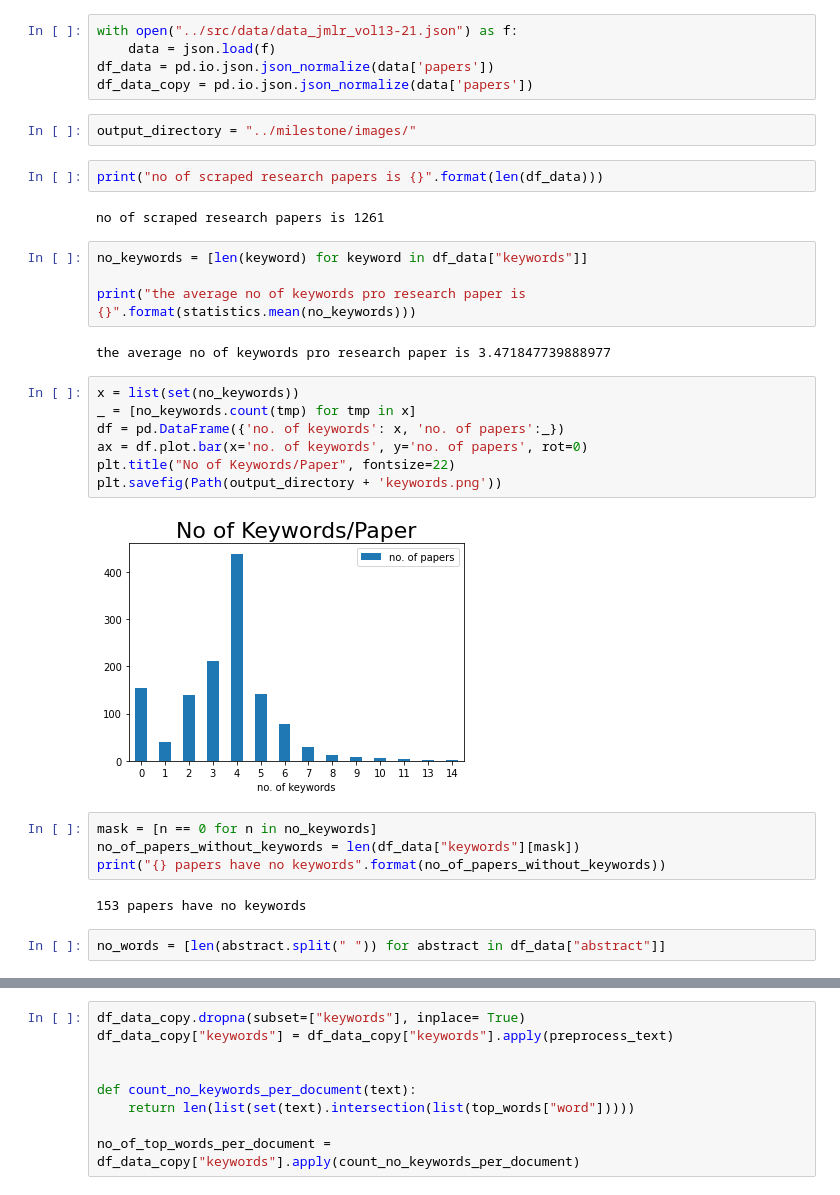
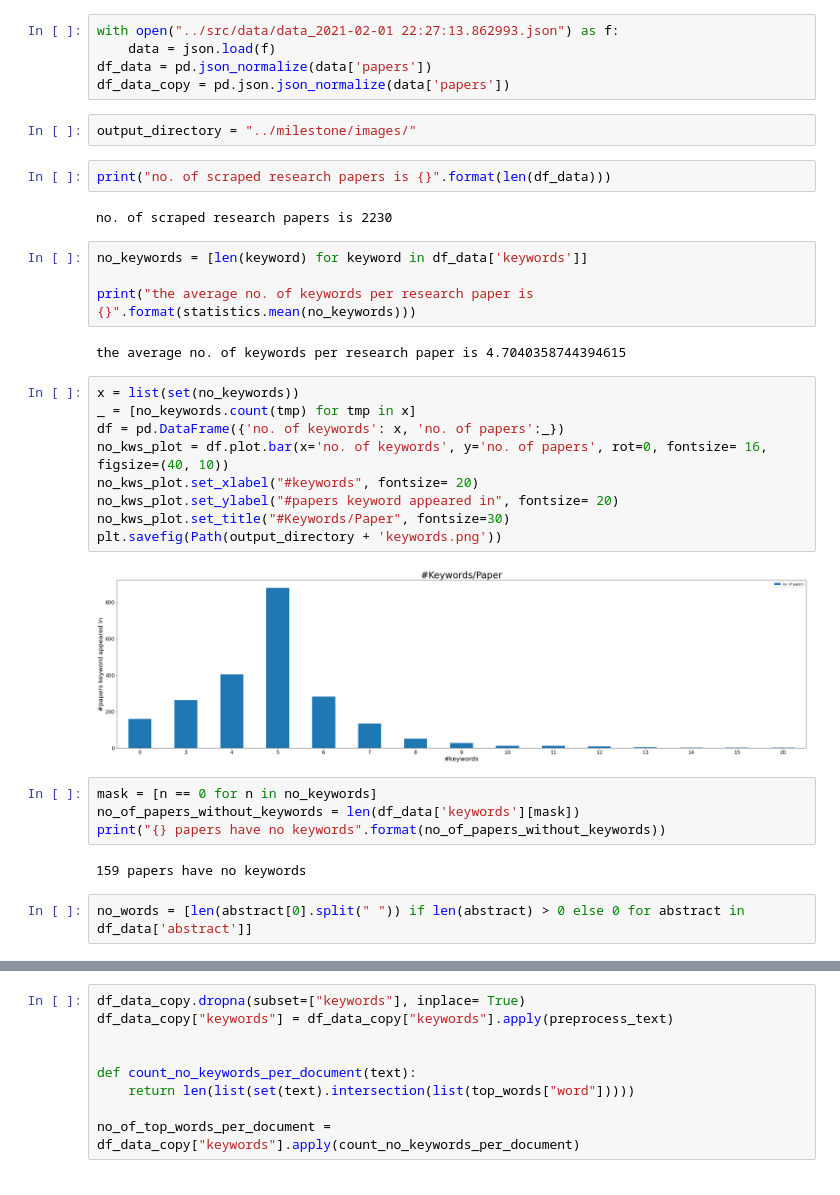
Before and after one commit to DonatJR/ita_ws20, a Jupyter notebook: notebooks/jmlrvol13-21_keywords_analysis.ipynb, the cells around one changed output, grey strips where cells are left out. Cells and saved outputs as stored; diff of their text form.

```diff
--- a/notebooks/jmlrvol13-21_keywords_analysis.ipynb
+++ b/notebooks/jmlrvol13-21_keywords_analysis.ipynb
@@ -13,36 +13,38 @@ from matplotlib import ticker as mticker
 from os import path
 %matplotlib inline
 # %%
-with open("../src/data/data_jmlr_vol13-21.json") as f:
+with open("../src/data/data_2021-02-01 22:27:13.862993.json") as f:
     data = json.load(f)
-df_data = pd.io.json.json_normalize(data['papers'])
-df_data_copy = pd.io.json.json_normalize(data['papers'])
+df_data = pd.json_normalize(data['papers'])
+df_data_copy = pd.json.json_normalize(data['papers'])
 # %%
 output_directory = "../milestone/images/"
 # %%
-print("no of scraped research papers is {}".format(len(df_data)))
+print("no. of scraped research papers is {}".format(len(df_data)))
 # %% [output]
-no of scraped research papers is 1261
+no. of scraped research papers is 2230
 # %%
-no_keywords = [len(keyword) for keyword in df_data["keywords"]]
+no_keywords = [len(keyword) for keyword in df_data['keywords']]
 
-print("the average no of keywords pro research paper is {}".format(statistics.mean(no_keywords)))
+print("the average no. of keywords per research paper is {}".format(statistics.mean(no_keywords)))
 # %% [output]
-the average no of keywords pro research paper is 3.471847739888977
+the average no. of keywords per research paper is 4.7040358744394615
 # %%
 x = list(set(no_keywords))
 _ = [no_keywords.count(tmp) for tmp in x]
 df = pd.DataFrame({'no. of keywords': x, 'no. of papers':_})
-ax = df.plot.bar(x='no. of keywords', y='no. of papers', rot=0)
-plt.title("No of Keywords/Paper", fontsize=22)
+no_kws_plot = df.plot.bar(x='no. of keywords', y='no. of papers', rot=0, fontsize= 16, figsize=(40, 10))
+no_kws_plot.set_xlabel("#keywords", fontsize= 20)
+no_kws_plot.set_ylabel("#papers keyword appeared in", fontsize= 20)
+no_kws_plot.set_title("#Keywords/Paper", fontsize=30)
 plt.savefig(Path(output_directory + 'keywords.png'))
 # %% [output]
-[figure, old version]
+[figure, new version]
 # %%
 mask = [n == 0 for n in no_keywords]
-no_of_papers_without_keywords = len(df_data["keywords"][mask])
+no_of_papers_without_keywords = len(df_data['keywords'][mask])
 print("{} papers have no keywords".format(no_of_papers_without_keywords))
 # %% [output]
-153 papers have no keywords
+159 papers have no keywords
 # %%
-no_words = [len(abstract.split(" ")) for abstract in df_data["abstract"]]
+no_words = [len(abstract[0].split(" ")) if len(abstract) > 0 else 0 for abstract in df_data['abstract']]
```
Also changed, not shown: parts of 12 cells of this notebook, 2 other files.
